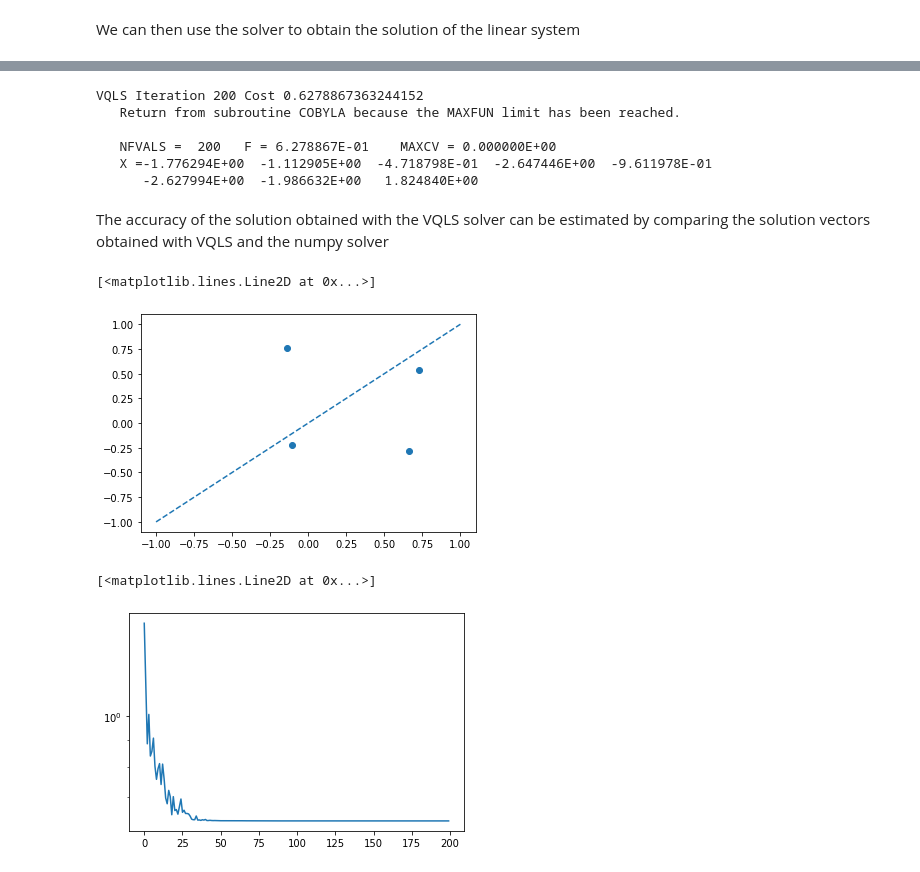
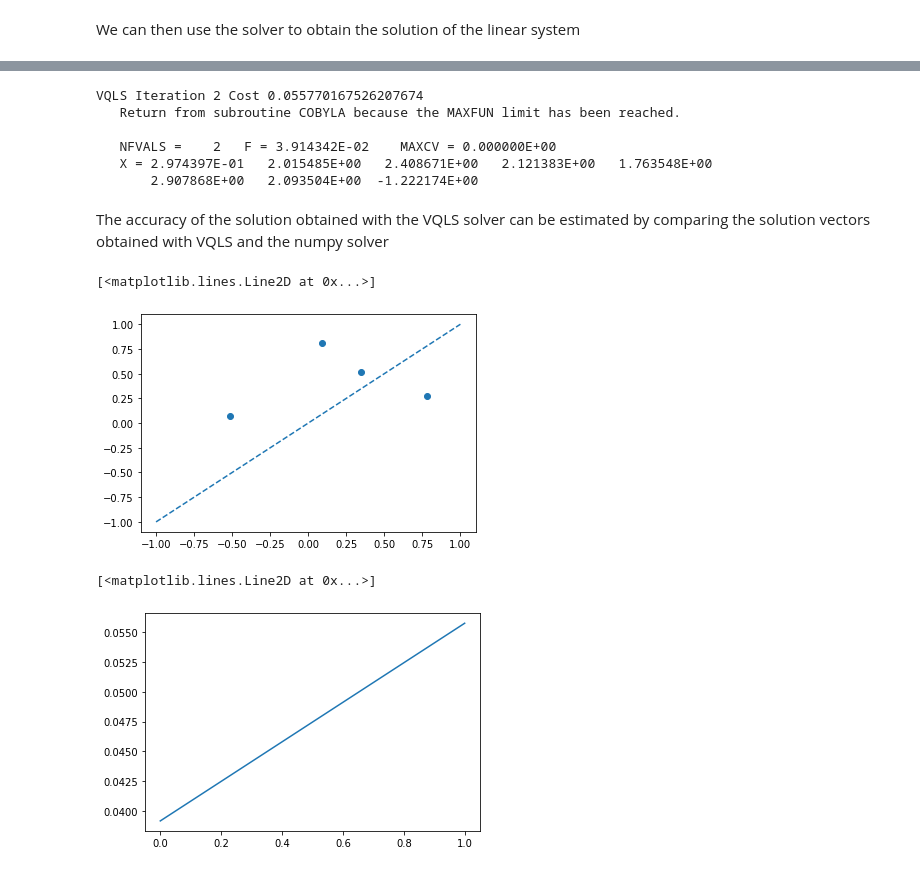
Before and after one commit to QuantumApplicationLab/qalcore, a Jupyter notebook: example/qiskit/vqls/vqls.ipynb, the cells around one changed output, grey strips where cells are left out. Cells and saved outputs as stored; diff of their text form; code cells hidden in the pictures.

```diff
--- a/example/qiskit/vqls/vqls.ipynb
+++ b/example/qiskit/vqls/vqls.ipynb
@@ -71,12 +71,14 @@ hdmr_tests_overlap[0].circuits[0].draw('mpl')
 # %%
-res = vqls.solve(A, b)
+opt= {"use_overlap_test": False,
+      "use_local_cost_function": False}
+res = vqls.solve(A, b, opt)
 # %% [output]
-VQLS Iteration 200 Cost 0.6278867363244152
+VQLS Iteration 2 Cost 0.055770167526207674
    Return from subroutine COBYLA because the MAXFUN limit has been reached.
 
-   NFVALS =  200   F = 6.278867E-01    MAXCV = 0.000000E+00
-   X =-1.776294E+00  -1.112905E+00  -4.718798E-01  -2.647446E+00  -9.611978E-01
-      -2.627994E+00  -1.986632E+00   1.824840E+00
+   NFVALS =    2   F = 3.914342E-02    MAXCV = 0.000000E+00
+   X = 2.974397E-01   2.015485E+00   2.408671E+00   2.121383E+00   1.763548E+00
+       2.907868E+00   2.093504E+00  -1.222174E+00
 # %% [markdown]
 The accuracy of the solution obtained with the VQLS solver can be estimated by comparing the solution vectors obtained with VQLS and the numpy solver
 # %%
@@ -87,13 +89,13 @@ ref_solution = classical_solution.state / np.linalg.norm(classical_solution.stat
 vqls_solution = np.real(Statevector(res.state).data)
 
 
-plt.scatter(ref_solution, vqls_solution)
+plt.scatter(ref_solution, -vqls_solution)
 plt.plot([-1, 1], [-1, 1], "--")
 # %% [output]
 [<matplotlib.lines.Line2D at 0x...>]
-[figure, old version]
+[figure, new version]
 # %%
-plt.semilogy(log.values)
+plt.plot(log.values)
 # %% [output]
 [<matplotlib.lines.Line2D at 0x...>]
-[figure, old version]
+[figure, new version]
```
Also changed, not shown: parts of 4 cells of this notebook, 1 other file.
